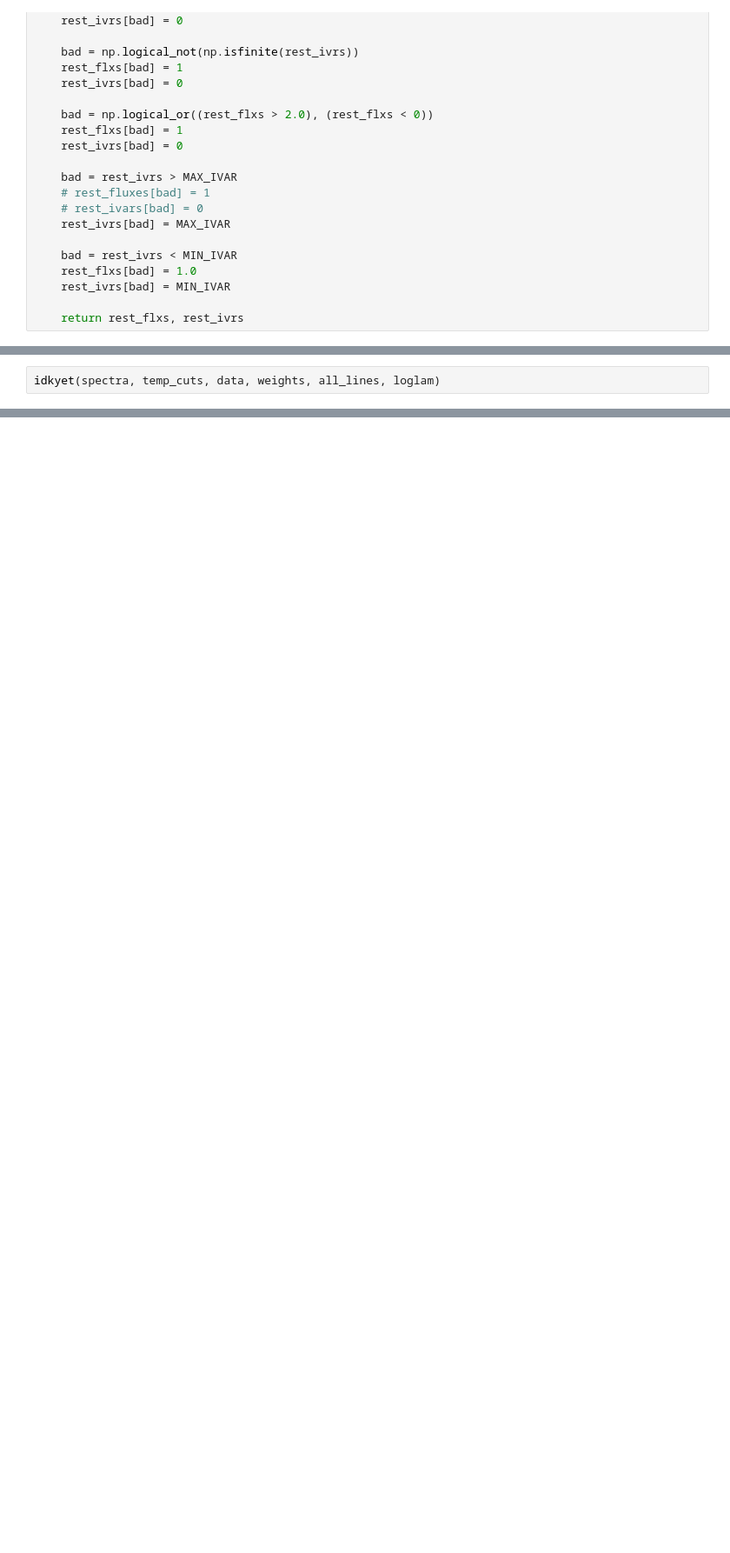
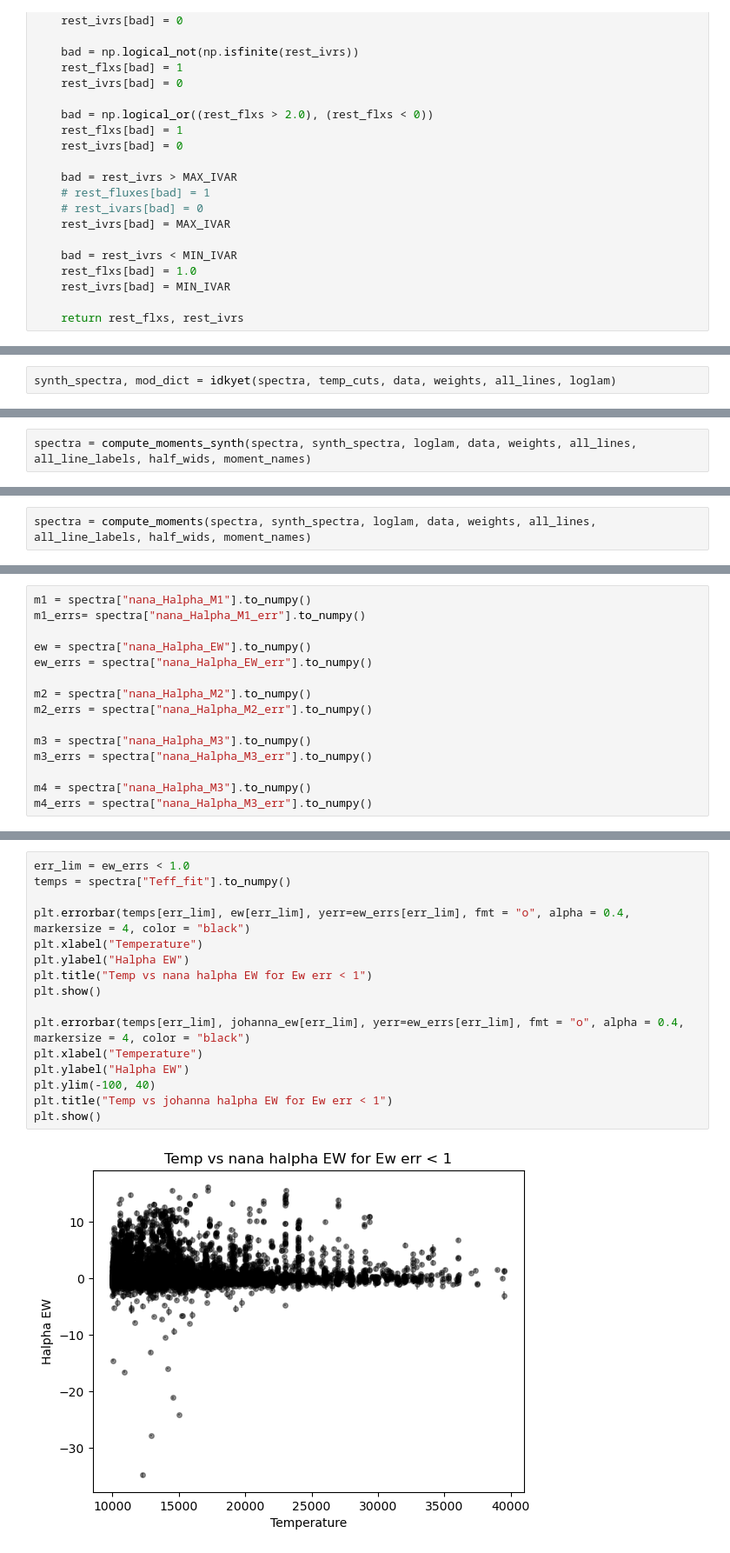
Before and after one commit to nanamiller/EmissionLineStars, a Jupyter notebook: notebooks/undecided.ipynb, the cells around one changed output, grey strips where cells are left out. Shown at 87% size. Drawn from its saved outputs; the diff is of its cells as text; blank space fills up the shorter version.

```diff
--- a/notebooks/undecided.ipynb
+++ b/notebooks/undecided.ipynb
@@ -300,4 +404,4 @@ def idkyet(spectra_df, Tcuts, rest_flxes, rest_ivrs, lines, log_lambdas,  K = 12
 
     return synths, model_dict
 # %%
-idkyet(spectra, temp_cuts, data, weights, all_lines, loglam)
+synth_spectra, mod_dict = idkyet(spectra, temp_cuts, data, weights, all_lines, loglam)
@@ -303,0 +495,2 @@ idkyet(spectra, temp_cuts, data, weights, all_lines, loglam)
+# %%
+spectra = compute_moments_synth(spectra, synth_spectra, loglam, data, weights, all_lines, all_line_labels, half_wids, moment_names)
@@ -303,0 +500,2 @@ idkyet(spectra, temp_cuts, data, weights, all_lines, loglam)
+# %%
+spectra = compute_moments(spectra, synth_spectra, loglam, data, weights, all_lines, all_line_labels, half_wids, moment_names)
@@ -303,0 +569,15 @@ idkyet(spectra, temp_cuts, data, weights, all_lines, loglam)
+# %%
+m1 = spectra["nana_Halpha_M1"].to_numpy()
+m1_errs= spectra["nana_Halpha_M1_err"].to_numpy()
+
+ew = spectra["nana_Halpha_EW"].to_numpy()
+ew_errs = spectra["nana_Halpha_EW_err"].to_numpy()
+
+m2 = spectra["nana_Halpha_M2"].to_numpy()
+m2_errs = spectra["nana_Halpha_M2_err"].to_numpy()
+
+m3 = spectra["nana_Halpha_M3"].to_numpy()
+m3_errs = spectra["nana_Halpha_M3_err"].to_numpy()
+
+m4 = spectra["nana_Halpha_M3"].to_numpy()
+m4_errs = spectra["nana_Halpha_M3_err"].to_numpy()
@@ -303,0 +590,18 @@ idkyet(spectra, temp_cuts, data, weights, all_lines, loglam)
+# %%
+err_lim = ew_errs < 1.0
+temps = spectra["Teff_fit"].to_numpy()
+
+plt.errorbar(temps[err_lim], ew[err_lim], yerr=ew_errs[err_lim], fmt = "o", alpha = 0.4, markersize = 4, color = "black")
+plt.xlabel("Temperature")
+plt.ylabel("Halpha EW")
+plt.title("Temp vs nana halpha EW for Ew err < 1")
+plt.show()
+
+plt.errorbar(temps[err_lim], johanna_ew[err_lim], yerr=ew_errs[err_lim], fmt = "o", alpha = 0.4, markersize = 4, color = "black")
+plt.xlabel("Temperature")
+plt.ylabel("Halpha EW")
+plt.ylim(-100, 40)
+plt.title("Temp vs johanna halpha EW for Ew err < 1")
+plt.show()
+# %% [output]
+[figure, added]
```
Also changed, not shown: parts of 46 cells of this notebook, 1 other file.
